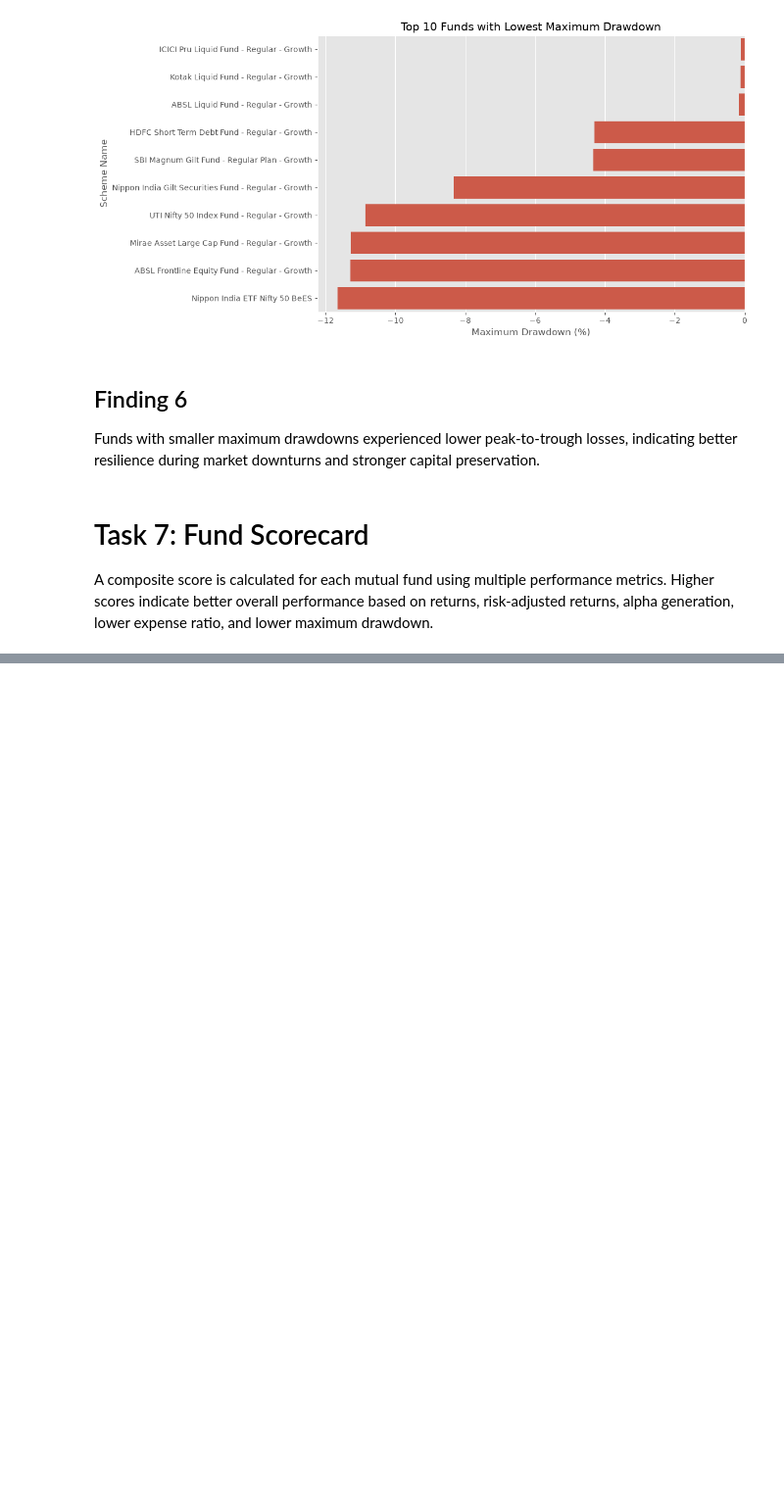
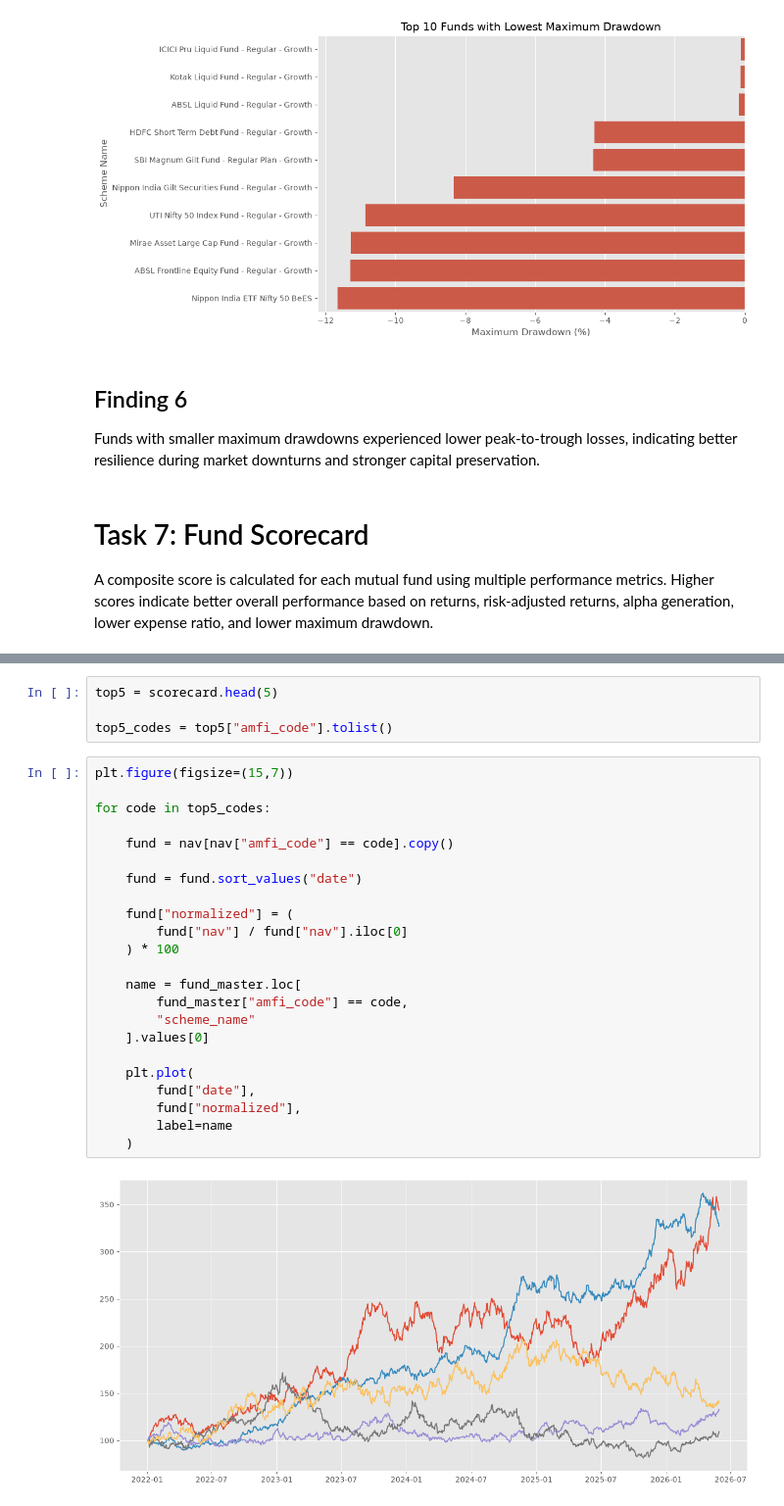
Before and after one commit to DHANASHRI1221/Mutual_Fund_Analytics, a Jupyter notebook: notebooks/Performance_Analytics.ipynb, the cells around one changed output, grey strips where cells are left out. Shown at 98% size. Drawn from its saved outputs; the diff is of its cells as text; blank space fills up the shorter version.

```diff
--- a/notebooks/Performance_Analytics.ipynb
+++ b/notebooks/Performance_Analytics.ipynb
@@ -790,0 +915,29 @@ KeyError: "['expense_ratio'] not in index"
+# %%
+top5 = scorecard.head(5)
+
+top5_codes = top5["amfi_code"].tolist()
+# %%
+plt.figure(figsize=(15,7))
+
+for code in top5_codes:
+
+    fund = nav[nav["amfi_code"] == code].copy()
+
+    fund = fund.sort_values("date")
+
+    fund["normalized"] = (
+        fund["nav"] / fund["nav"].iloc[0]
+    ) * 100
+
+    name = fund_master.loc[
+        fund_master["amfi_code"] == code,
+        "scheme_name"
+    ].values[0]
+
+    plt.plot(
+        fund["date"],
+        fund["normalized"],
+        label=name
+    )
+# %% [output]
+[figure, added]
```
Also changed, not shown: parts of 33 cells of this notebook, 5 other files.
